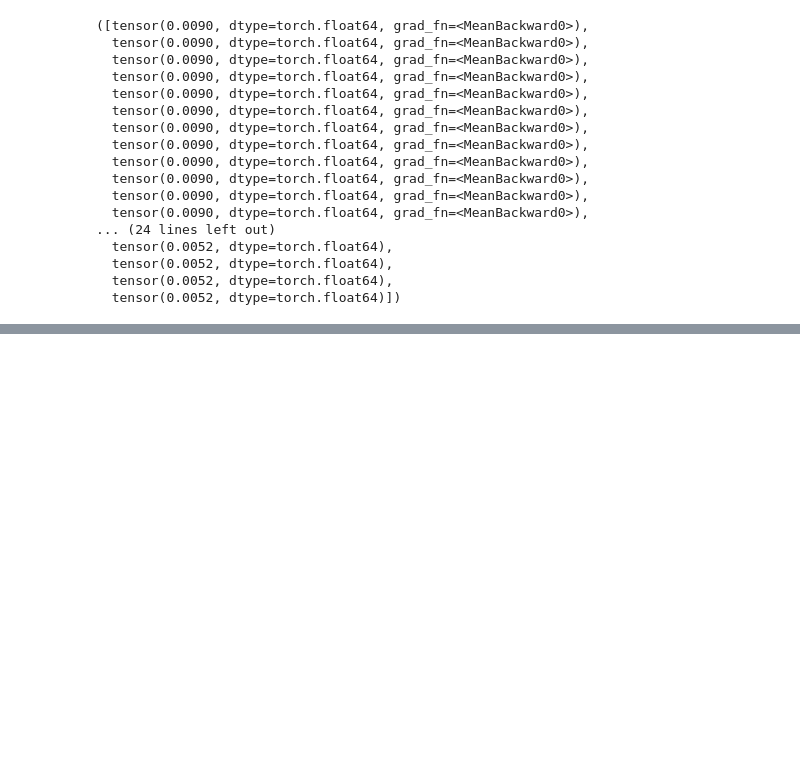
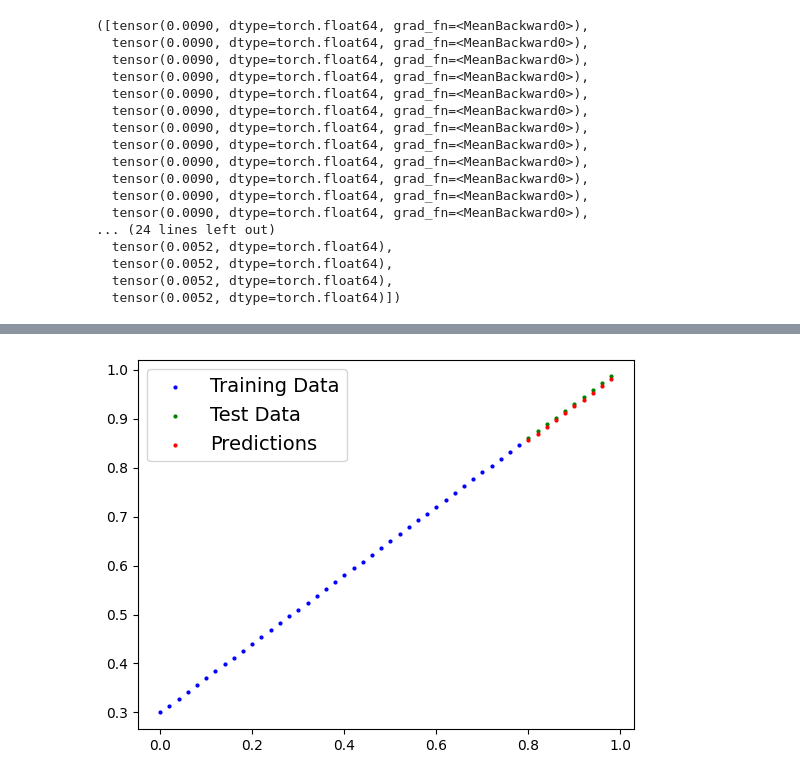
Before and after one commit to cs-joy/Exploring_PyTorch, a Jupyter notebook: 01_pytorch_workflow.ipynb, the cells around one changed output, grey strips where cells are left out. Saved outputs shown, nothing was run; the diff lists cells and outputs as text; code cells hidden in the pictures; blank space fills up the shorter version.

```diff
--- a/01_pytorch_workflow.ipynb
+++ b/01_pytorch_workflow.ipynb
@@ -731,0 +732,7 @@ plt.legend();
+# %%
+with torch.inference_mode():
+  y_pred_200_epochs = model_0(X_test)
+# %%
+plot_predictions(predictions=y_pred_200_epochs)
+# %% [output]
+[figure, added]
```
Also changed, not shown: parts of 20 cells of this notebook, 2 other files.
